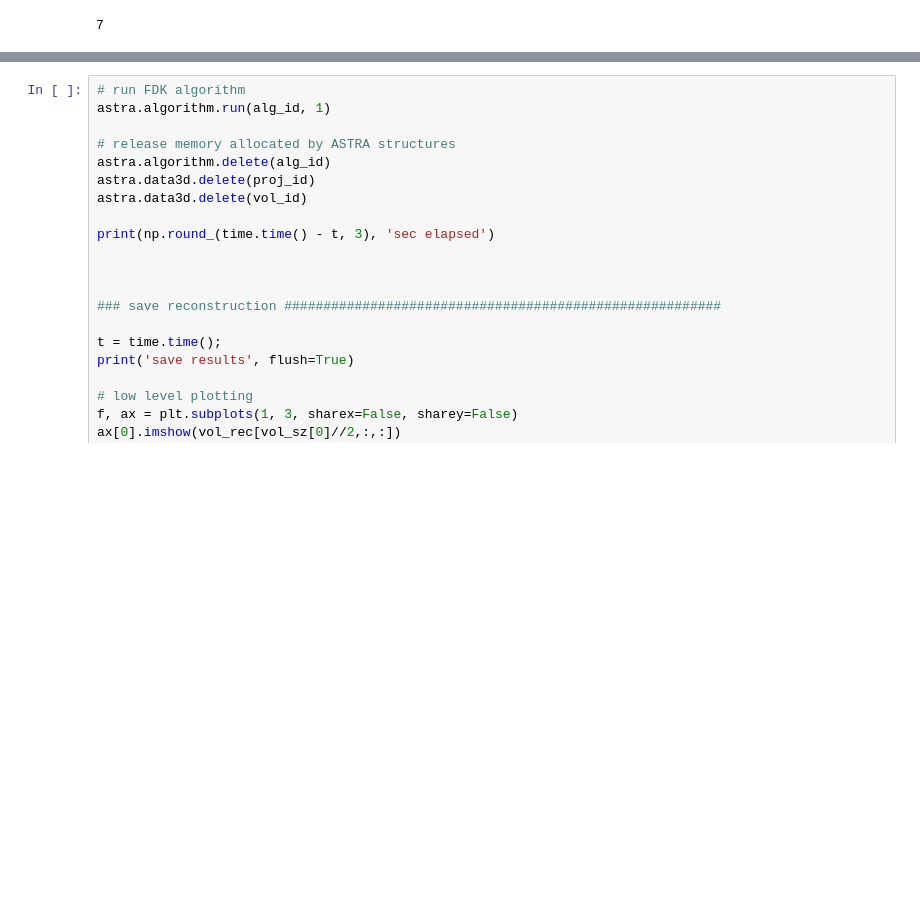
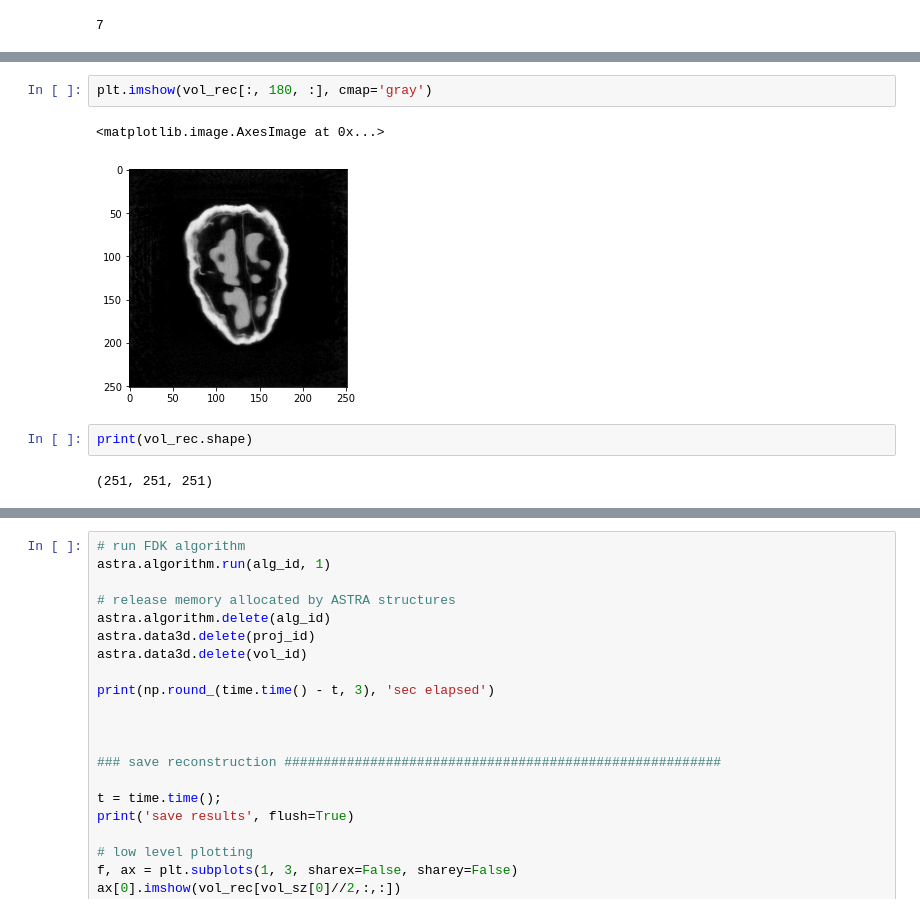
Before and after one commit to PranjalSahu/WalnutReconstructionCodes, a Jupyter notebook: test1.ipynb, the cells around one changed output, grey strips where cells are left out. Saved outputs shown, nothing was run; the diff lists cells and outputs as text; blank space fills up the shorter version.

```diff
--- a/test1.ipynb
+++ b/test1.ipynb
@@ -380,0 +397,9 @@ print(r.shape)
+# %%
+plt.imshow(vol_rec[:, 180, :], cmap='gray')
+# %% [output]
+<matplotlib.image.AxesImage at 0x...>
+[figure, added]
+# %%
+print(vol_rec.shape)
+# %% [output]
+(251, 251, 251)
```
Also changed, not shown: parts of 10 cells of this notebook.
